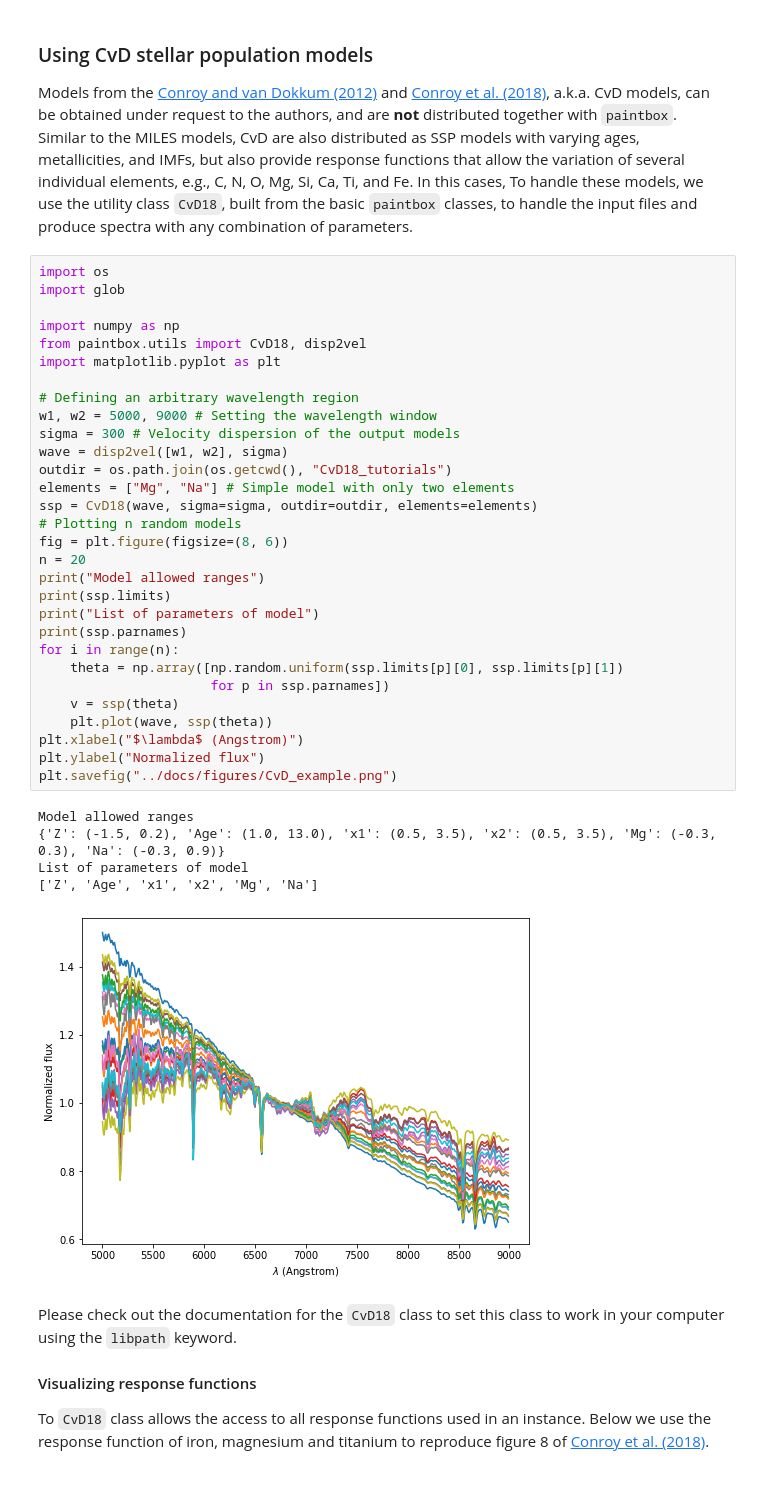
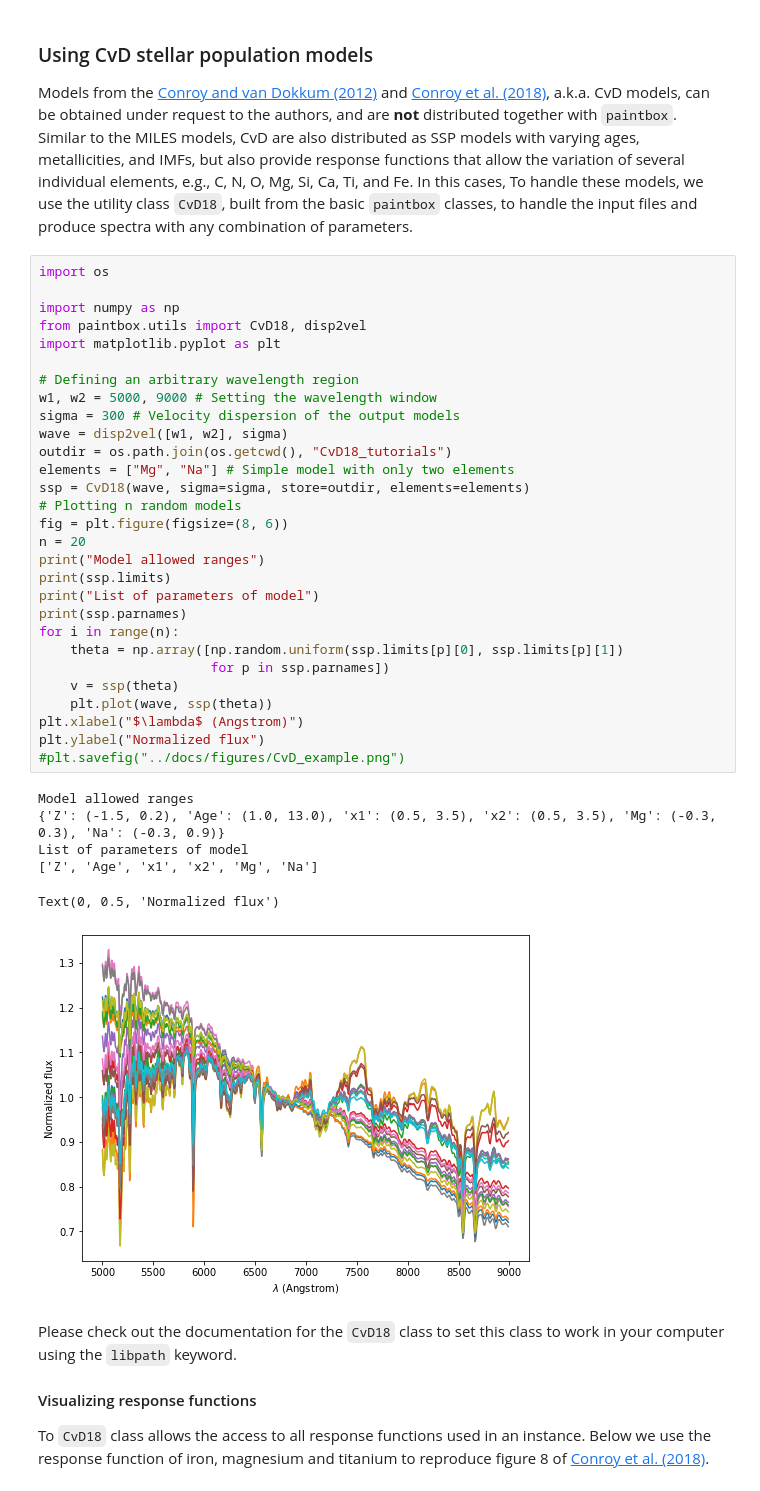
Before and after one commit to cebarbosa/paintbox, a Jupyter notebook: tutorials/cvd18.ipynb, the cells around one changed output. Drawn from its saved outputs; the diff is of its cells as text.

```diff
--- a/tutorials/cvd18.ipynb
+++ b/tutorials/cvd18.ipynb
@@ -4,40 +4,40 @@
 Models from the [Conroy and van Dokkum (2012)](https://ui.adsabs.harvard.edu/abs/2012ApJ...747...69C/abstract) and [Conroy et al. (2018)](https://ui.adsabs.harvard.edu/abs/2018ApJ...854..139C/abstract), a.k.a. CvD models, can be obtained under request to the authors, and are **not** distributed together with `paintbox`. Similar to the MILES models, CvD are also distributed as SSP models with varying ages, metallicities, and IMFs, but also provide response functions that allow the variation of several individual elements, e.g., C, N, O, Mg, Si, Ca, Ti, and Fe. In this cases, To handle these models, we use the utility class `CvD18`, built from the basic `paintbox` classes, to handle the input files and produce spectra with any combination of parameters.
 # %%
 import os
-import glob
 
 import numpy as np
 from paintbox.utils import CvD18, disp2vel
 import matplotlib.pyplot as plt
 
 # Defining an arbitrary wavelength region
 w1, w2 = 5000, 9000 # Setting the wavelength window
 sigma = 300 # Velocity dispersion of the output models
 wave = disp2vel([w1, w2], sigma)
 outdir = os.path.join(os.getcwd(), "CvD18_tutorials")
 elements = ["Mg", "Na"] # Simple model with only two elements
-ssp = CvD18(wave, sigma=sigma, outdir=outdir, elements=elements)
+ssp = CvD18(wave, sigma=sigma, store=outdir, elements=elements)
 # Plotting n random models
 fig = plt.figure(figsize=(8, 6))
 n = 20
 print("Model allowed ranges")
 print(ssp.limits)
 print("List of parameters of model")
 print(ssp.parnames)
 for i in range(n):
     theta = np.array([np.random.uniform(ssp.limits[p][0], ssp.limits[p][1])
                       for p in ssp.parnames])
     v = ssp(theta)
     plt.plot(wave, ssp(theta))
 plt.xlabel("$\lambda$ (Angstrom)")
 plt.ylabel("Normalized flux")
-plt.savefig("../docs/figures/CvD_example.png")
+#plt.savefig("../docs/figures/CvD_example.png")
 # %% [output]
 Model allowed ranges
 {'Z': (-1.5, 0.2), 'Age': (1.0, 13.0), 'x1': (0.5, 3.5), 'x2': (0.5, 3.5), 'Mg': (-0.3, 0.3), 'Na': (-0.3, 0.9)}
 List of parameters of model
 ['Z', 'Age', 'x1', 'x2', 'Mg', 'Na']
+Text(0, 0.5, 'Normalized flux')
-[figure, old version]
+[figure, new version]
 # %% [markdown]
 Please check out the documentation for the `CvD18` class to set this class to work in your computer using the `libpath` keyword.
 
```
Also changed, not shown: parts of 1 cell of this notebook.
